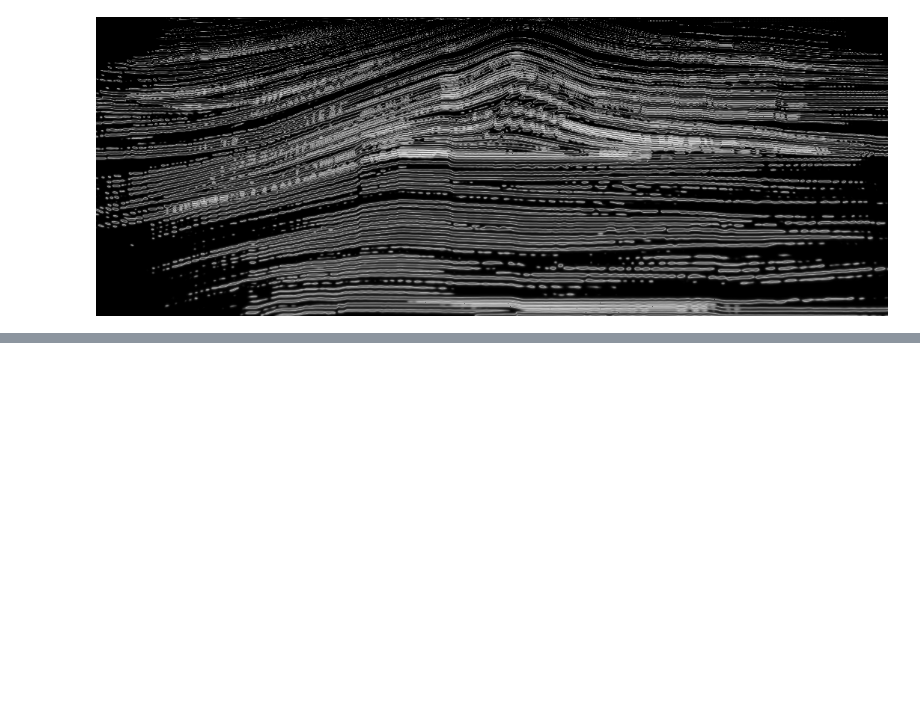
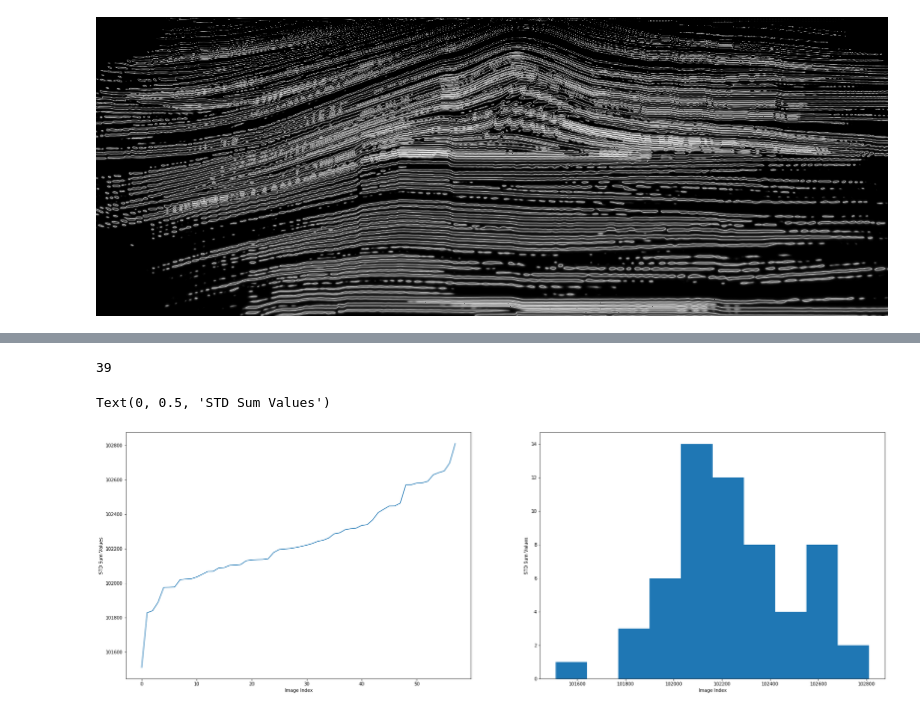
Before and after one commit to agrippa/geo-owl-ogy, a Jupyter notebook: Josh's Workspace/sandbox.ipynb, the cells around one changed output, grey strips where cells are left out. Cells and saved outputs as stored; diff of their text form; code cells hidden in the pictures; blank space fills up the shorter version.

```diff
--- a/Josh's Workspace/sandbox.ipynb
+++ b/Josh's Workspace/sandbox.ipynb
@@ -212,0 +237,44 @@ crop_zoom_concat(kl_arr.transpose(), stack_dict['img_2.stack.segy'].transpose(),
+# %%
+def gather_std(gather_dict, ncols=1058):
+    std_values = []
+    for key in gather_dict.keys():
+        arr = gather_dict[key]
+        std_sum = 0
+        for c in range(ncols):
+            # Pull out all offset pairs for a given x
+            sub_arr = arr[c, :, :]
+            sub_arr = sub_arr.transpose()
+            min_arr = sub_arr.min()
+            max_arr = sub_arr.max()
+            sub_arr = (sub_arr - min_arr) / (max_arr - min_arr)
+            sub_arr = sub_arr * 255
+
+            std_sum += np.std(sub_arr, axis=0).sum()
+        std_values.append(std_sum)
+    return std_values
+std_list = gather_std(gather_dict)
+# %%
+arr = gather_dict['img_1.gather.segy']
+# Pull out all offset pairs for a given x
+sub_arr = arr[1, :, :]
+sub_arr = sub_arr.transpose()
+min_arr = sub_arr.min()
+max_arr = sub_arr.max()
+sub_arr = (sub_arr - min_arr) / (max_arr - min_arr)
+sub_arr = sub_arr * 255
+
+std_sum = np.std(sub_arr, axis=0).sum()
+# %% [output]
+39
+# %%
+fig, axs = plt.subplots(1, 2, figsize = (30, 10))
+axs[0].plot(sorted(std_list))
+axs[0].set_xlabel('Image Index')
+axs[0].set_ylabel('STD Sum Values')
+
+axs[1].hist(std_list, bins=10)
+axs[1].set_xlabel('Image Index')
+axs[1].set_ylabel('STD Sum Values')
+# %% [output]
+Text(0, 0.5, 'STD Sum Values')
+[figure, added]
```
Also changed, not shown: parts of 9 cells of this notebook.
